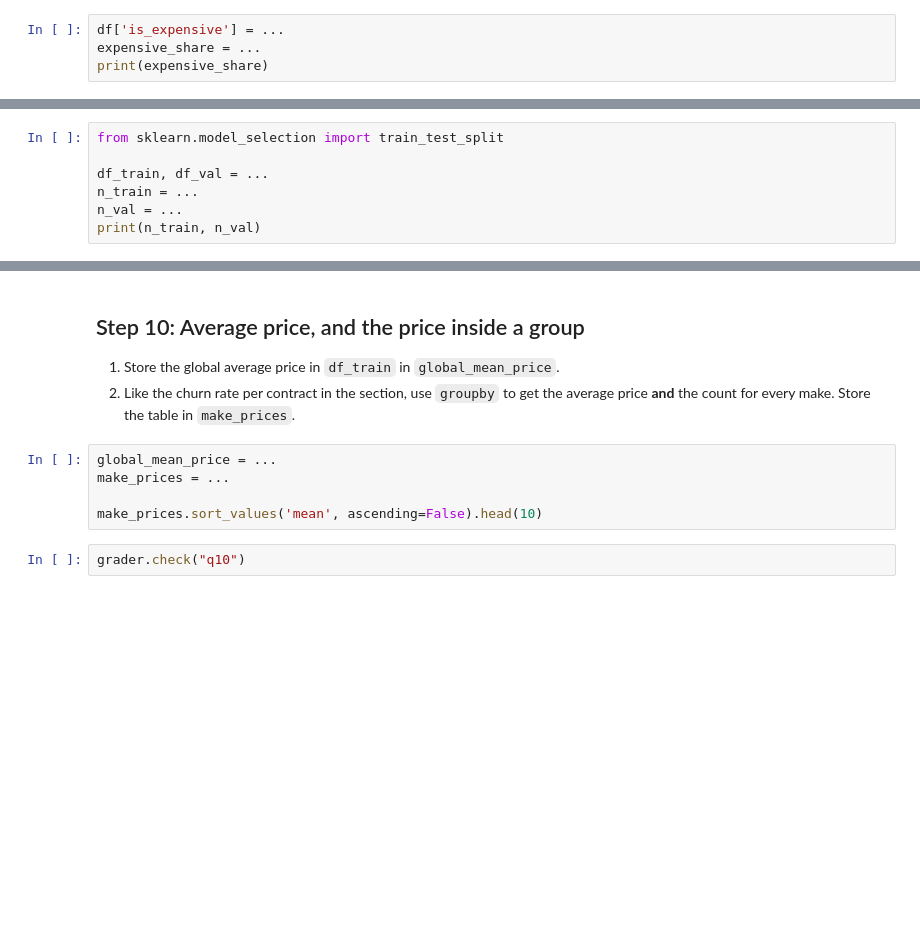
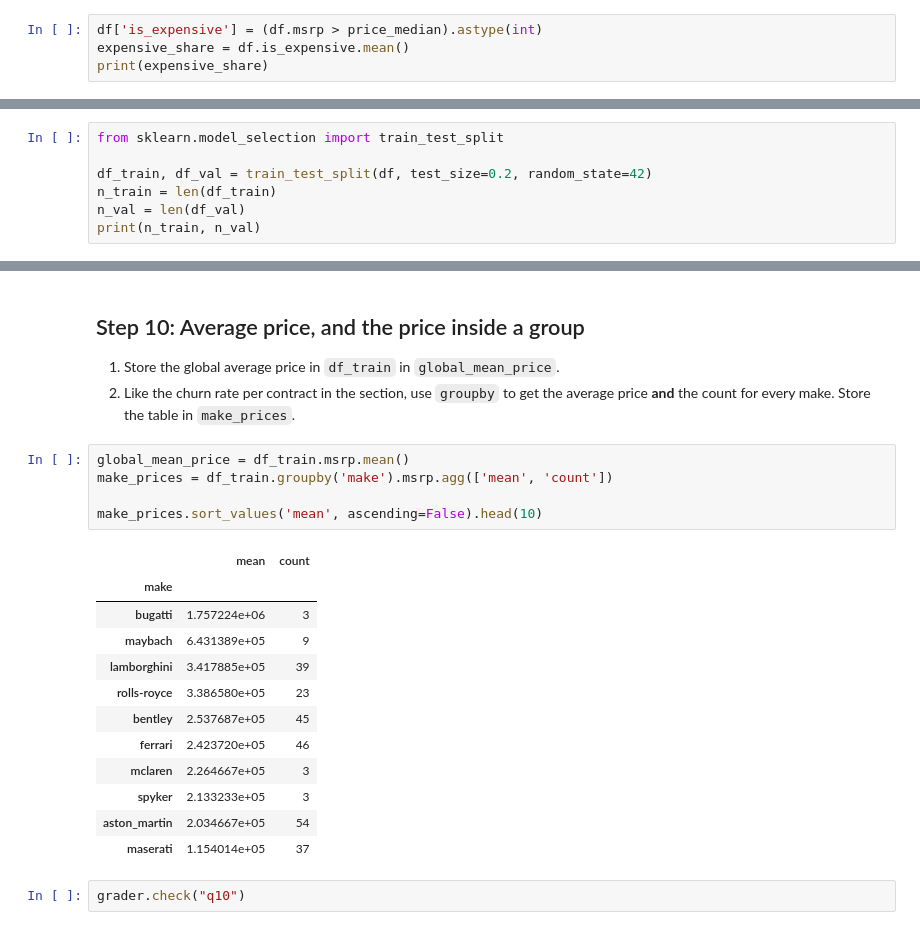
Before and after one commit to hassanmetwalydev/cautious-computing-machine, a Jupyter notebook: section1/232994.ipynb, the cells around one changed output, grey strips where cells are left out. Cells and saved outputs as stored; diff of their text form; blank space fills up the shorter version.

```diff
--- a/section1/232994.ipynb
+++ b/section1/232994.ipynb
@@ -245,6 +245,6 @@ Some tools, like **mutual information** from the section, only work with **categ
 
 Then store the share of expensive cars (the mean of the column) in `expensive_share`.
 # %%
-df['is_expensive'] = ...
-expensive_share = ...
+df['is_expensive'] = (df.msrp > price_median).astype(int)
+expensive_share = df.is_expensive.mean()
 print(expensive_share)
@@ -265,7 +267,7 @@ Then store their sizes in `n_train` and `n_val`.
 # %%
 from sklearn.model_selection import train_test_split
 
-df_train, df_val = ...
-n_train = ...
-n_val = ...
+df_train, df_val = train_test_split(df, test_size=0.2, random_state=42)
+n_train = len(df_train)
+n_val = len(df_val)
 print(n_train, n_val)
@@ -281,10 +285,23 @@ grader.check("q9")
 1. Store the global average price in `df_train` in `global_mean_price`.
 2. Like the churn rate per contract in the section, use `groupby` to get the average price **and** the count for every make. Store the table in `make_prices`.
 # %%
-global_mean_price = ...
-make_prices = ...
+global_mean_price = df_train.msrp.mean()
+make_prices = df_train.groupby('make').msrp.agg(['mean', 'count'])
 
 make_prices.sort_values('mean', ascending=False).head(10)
+# %% [output]
+|  | mean | count |
+| make |  |  |
+| bugatti | 1.757224e+06 | 3 |
+| maybach | 6.431389e+05 | 9 |
+| lamborghini | 3.417885e+05 | 39 |
+| rolls-royce | 3.386580e+05 | 23 |
+| bentley | 2.537687e+05 | 45 |
+| ferrari | 2.423720e+05 | 46 |
+| mclaren | 2.264667e+05 | 3 |
+| spyker | 2.133233e+05 | 3 |
+| aston_martin | 2.034667e+05 | 54 |
+| maserati | 1.154014e+05 | 37 |
 # %%
 grader.check("q10")
 # %% [markdown]
```
Also changed, not shown: parts of 6 cells of this notebook.
